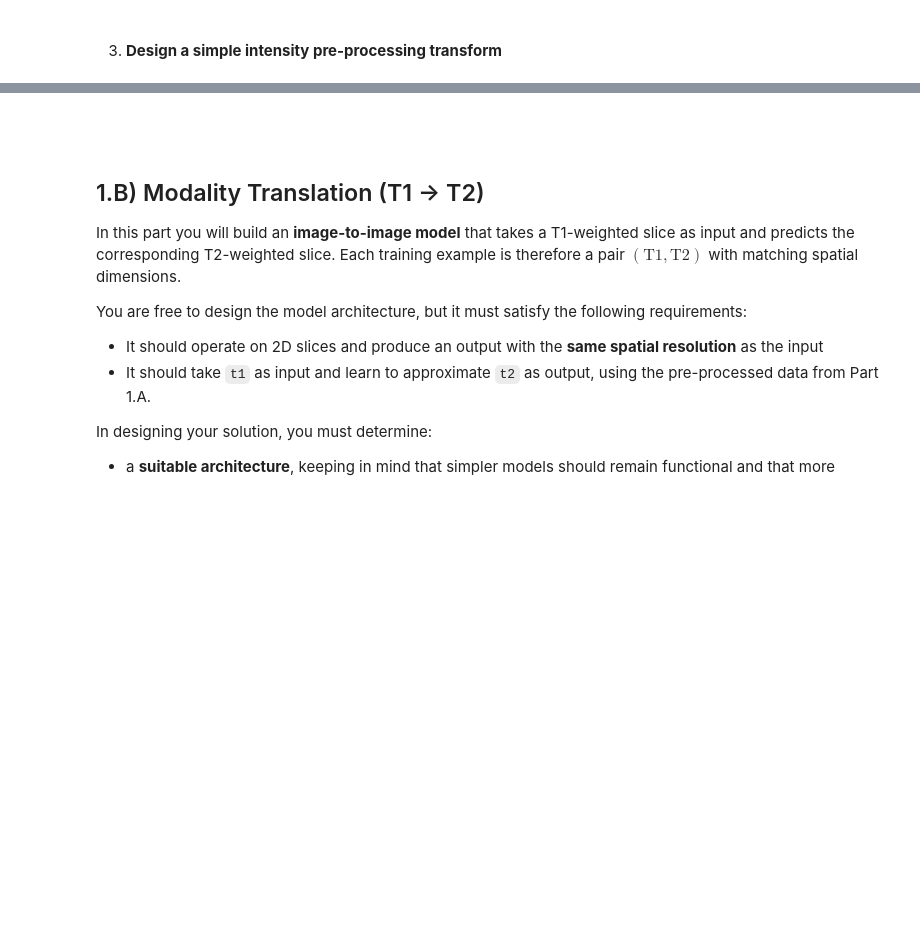
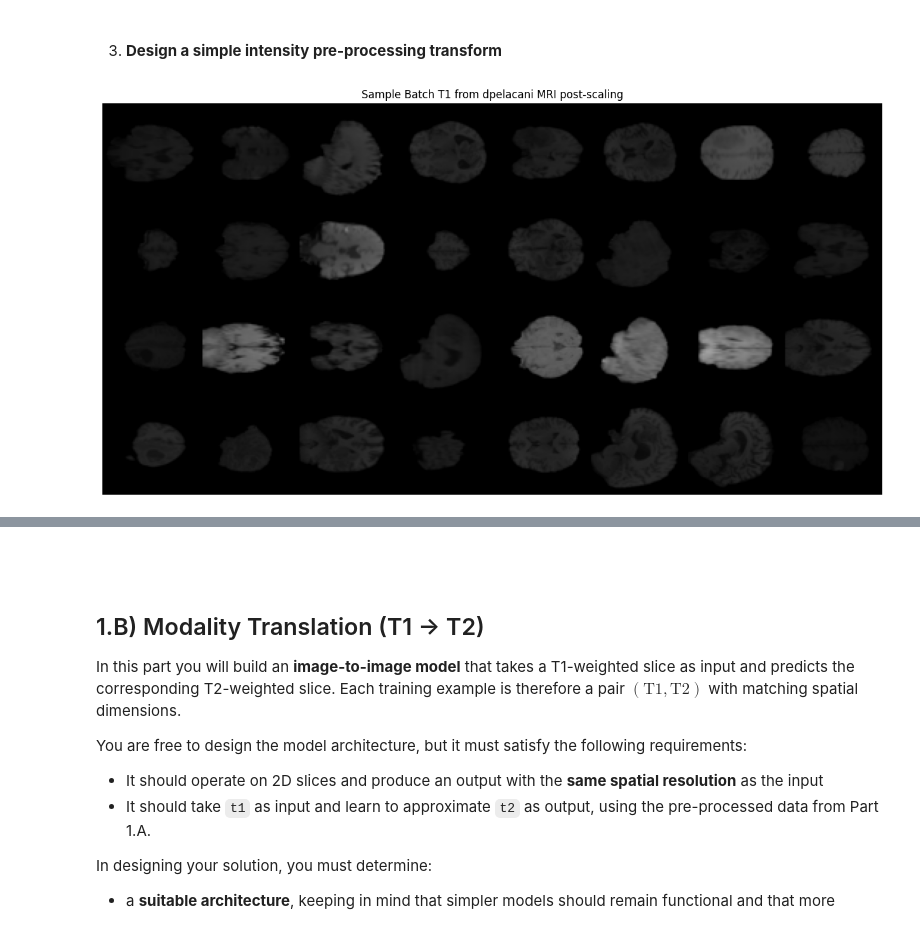
Before and after one commit to fremondi/deep-learning-for-signals-and-images, a Jupyter notebook: Assessment_Q1.ipynb, the cells around one changed output, grey strips where cells are left out. Cells and saved outputs as stored; diff of their text form; code cells hidden in the pictures; blank space fills up the shorter version.

```diff
--- a/Assessment_Q1.ipynb
+++ b/Assessment_Q1.ipynb
@@ -107,3 +290,45 @@ Please, **make sure to thoroughly describe and comment every piece of code that
 <br>
 
 3. **Design a simple intensity pre-processing transform**
+# %%
+def minmax_transform_fn(sample_):
+
+    # T1
+    if "t1" in sample_:
+        x = torch.tensor(sample_["t1"], dtype=torch.float32)
+        x = (x - x.min()) / (x.max() - x.min())
+        sample_["t1"] = x
+
+    # T2
+    if "t2" in sample_:
+        x = torch.tensor(sample_["t2"], dtype=torch.float32)
+        x = (x - x.min()) / (x.max() - x.min())
+        sample_["t2"] = x
+
+    return sample_
+# %%
+train_dataset_norm = train_dataset.with_transform(minmax_transform_fn)
+valid_dataset_norm = valid_dataset.with_transform(minmax_transform_fn)
+
+train_loader = torch.utils.data.DataLoader(train_dataset_norm, shuffle=True, batch_size=64, num_workers=0)
+valid_loader = torch.utils.data.DataLoader(valid_dataset_norm, shuffle=False, batch_size=64, num_workers=0)
+# %%
+from torchvision.utils import make_grid
+
+def plot_batch(batch, nrow=8, title="", ax=None):
+    """Plot a batch of images in a grid format."""
+    ncol = batch.size(0) // nrow
+    grid = make_grid(batch, nrow=nrow).permute(1, 2, 0)
+    if ax is None:
+        _, ax = plt.subplots(figsize=(2*nrow, 2*ncol))
+    ax.imshow(grid.cpu())
+    ax.axis('off')
+    if title:
+        ax.set_title(title)
+    if ax is None:
+        plt.show()
+# %%
+batch_t1 = next(iter(train_loader))["t1"][:32]
+plot_batch(batch_t1, nrow=8, title="Sample Batch T1 from dpelacani MRI post-scaling")
+# %% [output]
+[figure, added]
```
Also changed, not shown: parts of 10 cells of this notebook, 2 other files.
